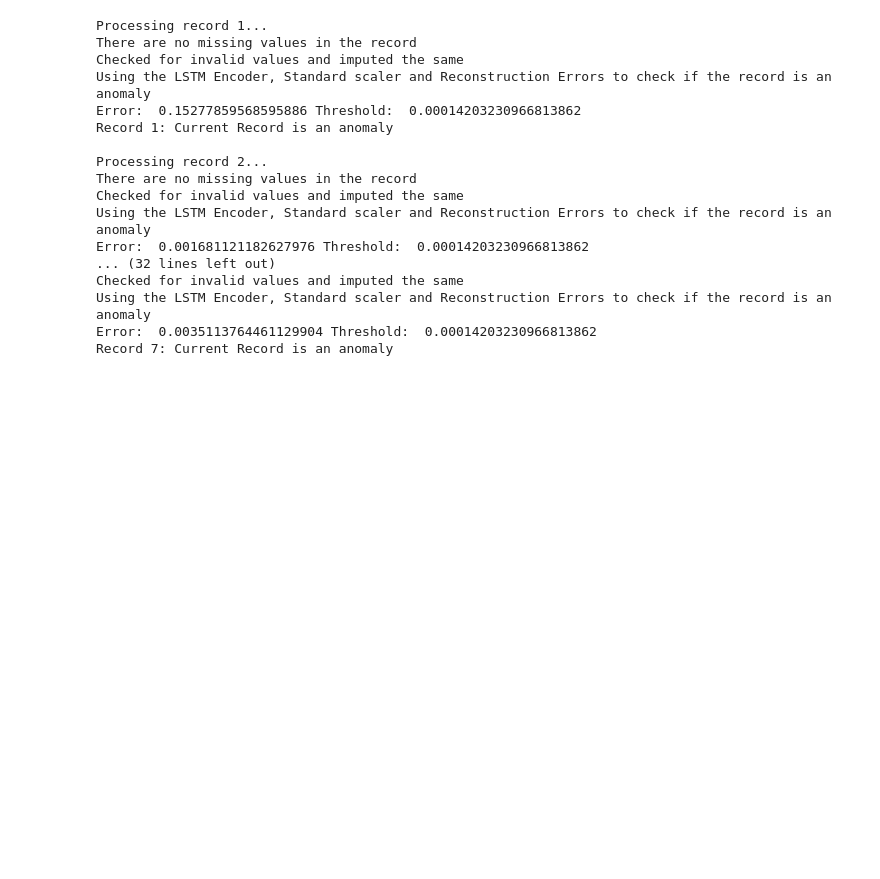
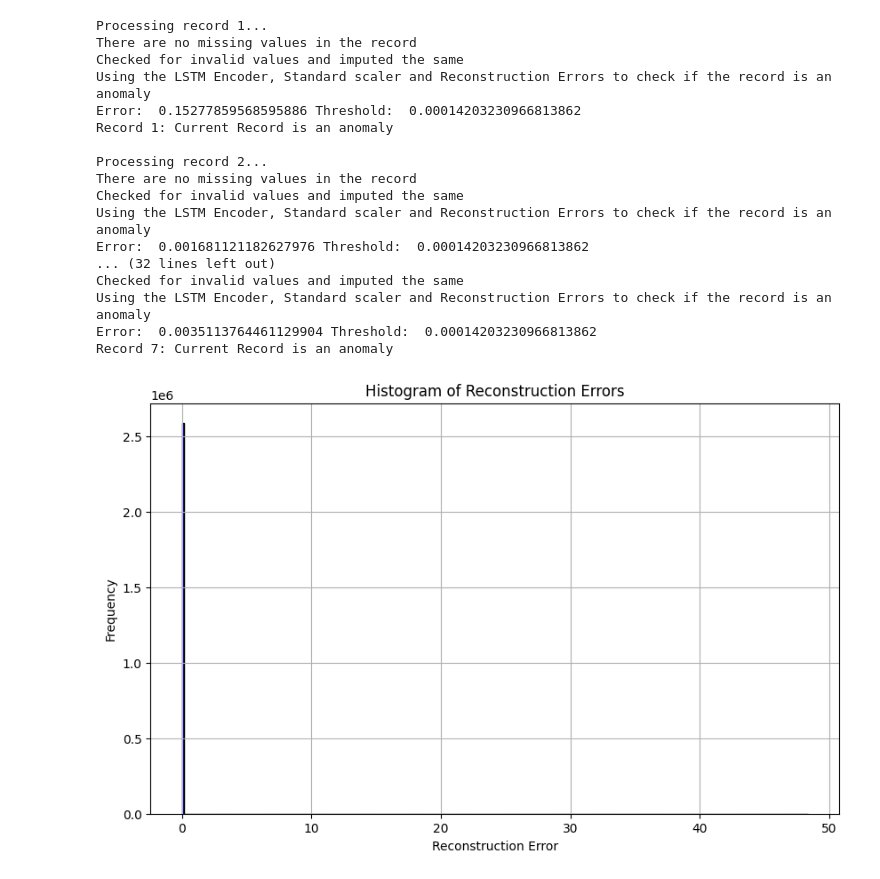
Before and after one commit to JayJajoo/IDMP-project, a Jupyter notebook: Pipeline/Pipeline_HB.ipynb, the cells around one changed output. Saved outputs shown, nothing was run; the diff lists cells and outputs as text; code cells hidden in the pictures; blank space fills up the shorter version.

```diff
--- a/Pipeline/Pipeline_HB.ipynb
+++ b/Pipeline/Pipeline_HB.ipynb
@@ -142,3 +142,18 @@ Checked for invalid values and imputed the same
 Using the LSTM Encoder, Standard scaler and Reconstruction Errors to check if the record is an anomaly
 Error:  0.0035113764461129904 Threshold:  0.00014203230966813862
 Record 7: Current Record is an anomaly
+# %%
+import matplotlib.pyplot as plt
+import numpy as np
+
+reconstruction_errors = np.load("../Pipeline/House B files/reconstruction_errors_hb.npy")
+
+plt.figure(figsize=(10, 6))
+plt.hist(reconstruction_errors,bins = 300 ,color='blue', edgecolor='black')
+plt.title('Histogram of Reconstruction Errors')
+plt.xlabel('Reconstruction Error')
+plt.ylabel('Frequency')
+plt.grid(True)
+plt.show()
+# %% [output]
+[figure, added]
```
Also changed, not shown: parts of 1 cell of this notebook, 7 other files.
